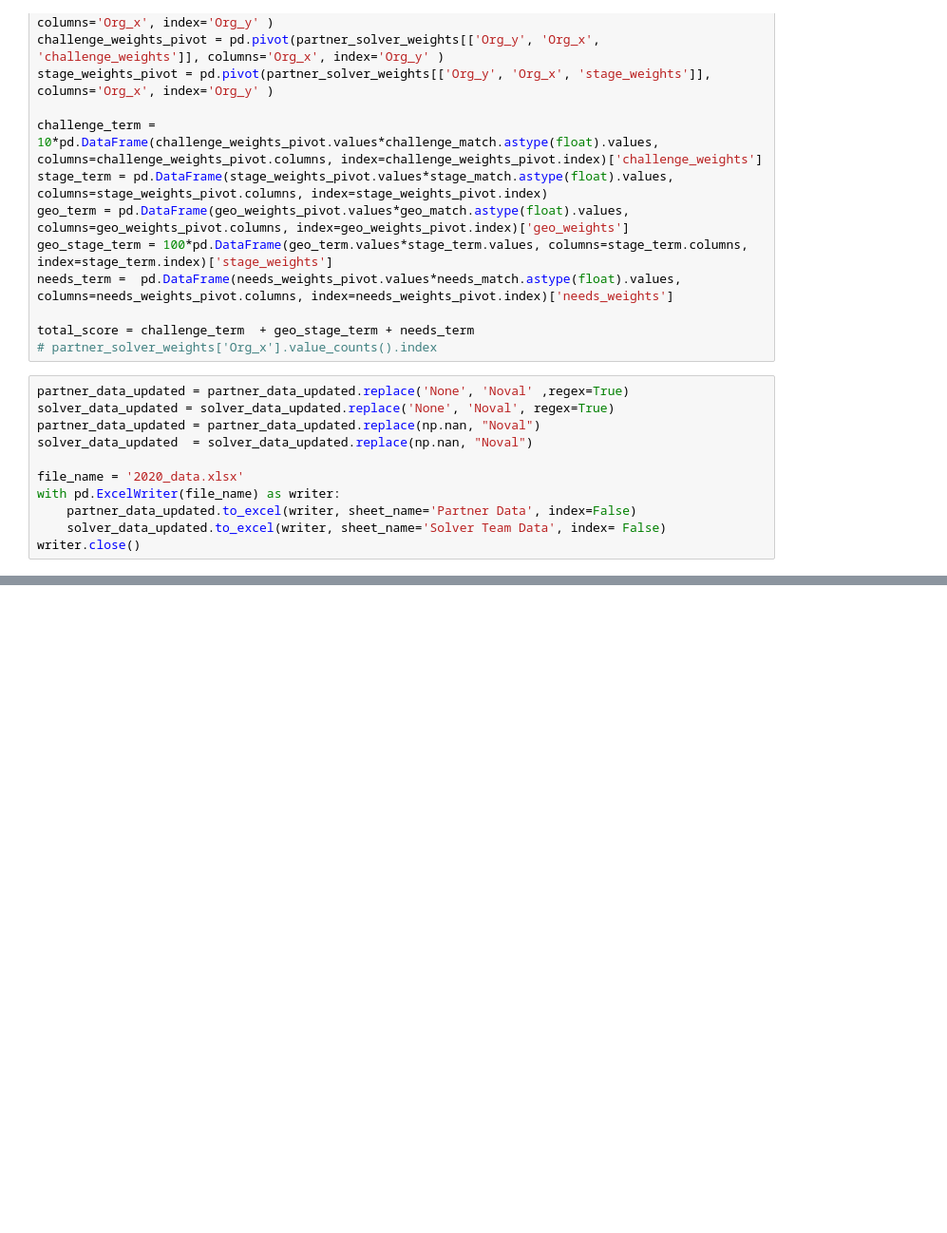
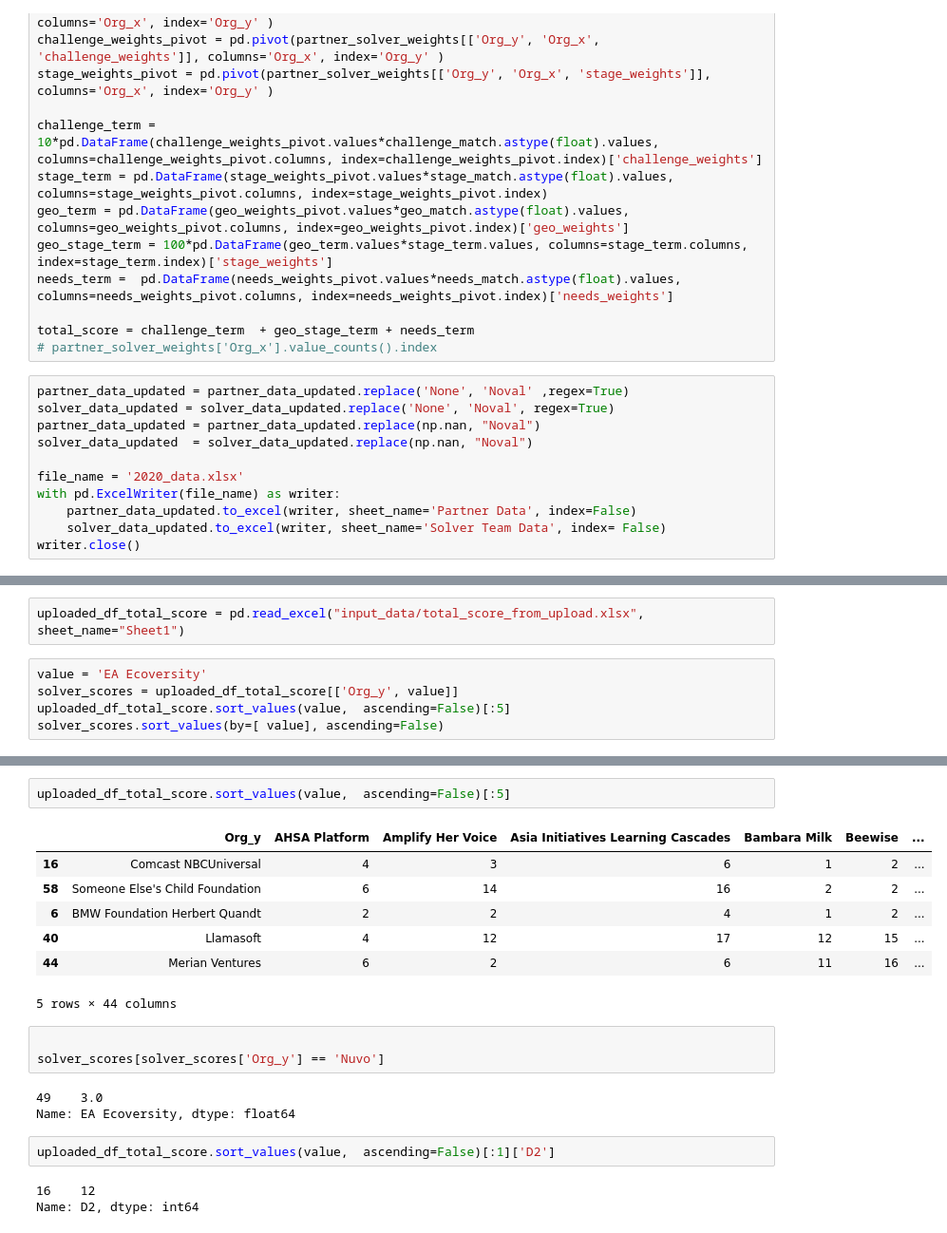
Before and after one commit to vsathwikm/Plotly_MIT_Solve_Heroku, a Jupyter notebook: notebooks/full_2020_dataprep.ipynb, the cells around one changed output, grey strips where cells are left out. Shown: that part at 95% size. Cells and saved outputs as stored; diff of their text form; blank space fills up the shorter version.

```diff
--- a/notebooks/full_2020_dataprep.ipynb
+++ b/notebooks/full_2020_dataprep.ipynb
@@ -578,0 +450,7 @@ single_row.to_dict('records')
+# %%
+uploaded_df_total_score = pd.read_excel("input_data/total_score_from_upload.xlsx", sheet_name="Sheet1")
+# %%
+value = 'EA Ecoversity'
+solver_scores = uploaded_df_total_score[['Org_y', value]]
+uploaded_df_total_score.sort_values(value,  ascending=False)[:5]
+solver_scores.sort_values(by=[ value], ascending=False)
@@ -578,0 +471,21 @@ single_row.to_dict('records')
+# %%
+uploaded_df_total_score.sort_values(value,  ascending=False)[:5]
+# %% [output]
+|  | Org_y | AHSA Platform | Amplify Her Voice | Asia Initiatives Learning Cascades | Bambara Milk | Beewise | ... |
+| 16 | Comcast NBCUniversal | 4 | 3 | 6 | 1 | 2 | ... |
+| 58 | Someone Else's Child Foundation | 6 | 14 | 16 | 2 | 2 | ... |
+| 6 | BMW Foundation Herbert Quandt | 2 | 2 | 4 | 1 | 2 | ... |
+| 40 | Llamasoft | 4 | 12 | 17 | 12 | 15 | ... |
+| 44 | Merian Ventures | 6 | 2 | 6 | 11 | 16 | ... |
+5 rows × 44 columns
+# %%
+
+solver_scores[solver_scores['Org_y'] == 'Nuvo']
+# %% [output]
+49    3.0
+Name: EA Ecoversity, dtype: float64
+# %%
+uploaded_df_total_score.sort_values(value,  ascending=False)[:1]['D2']
+# %% [output]
+16    12
+Name: D2, dtype: int64
```
Also changed, not shown: parts of 12 cells of this notebook, 18 other files.
